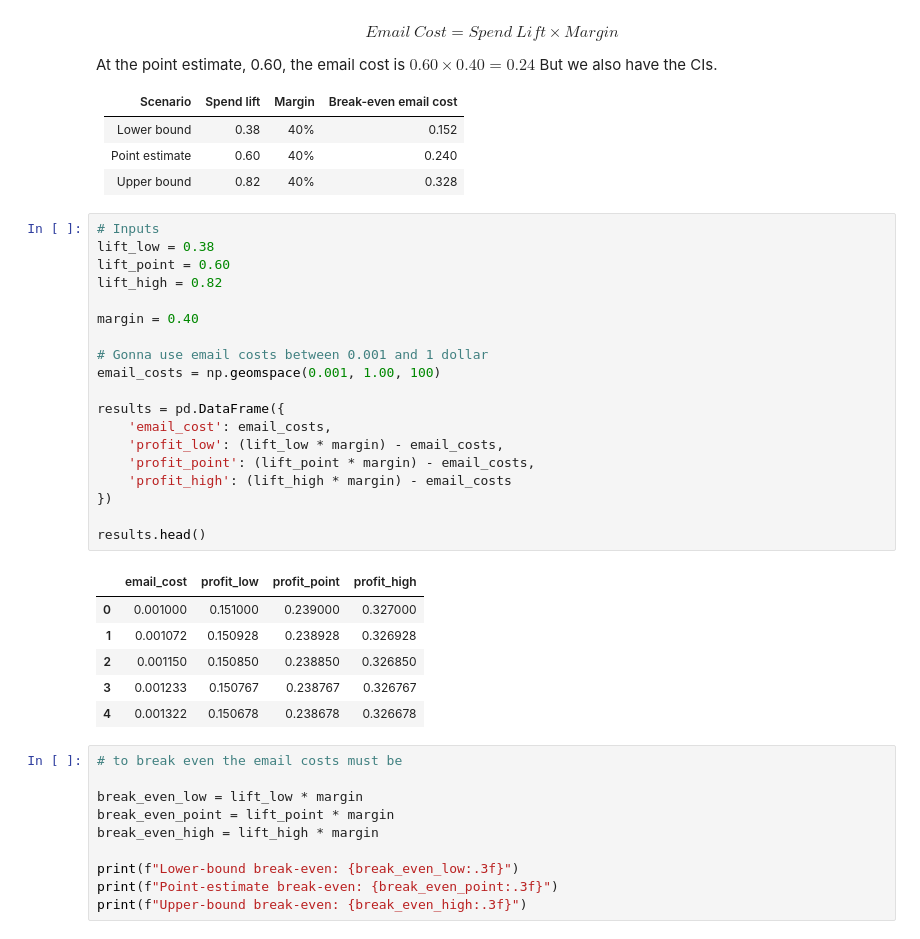
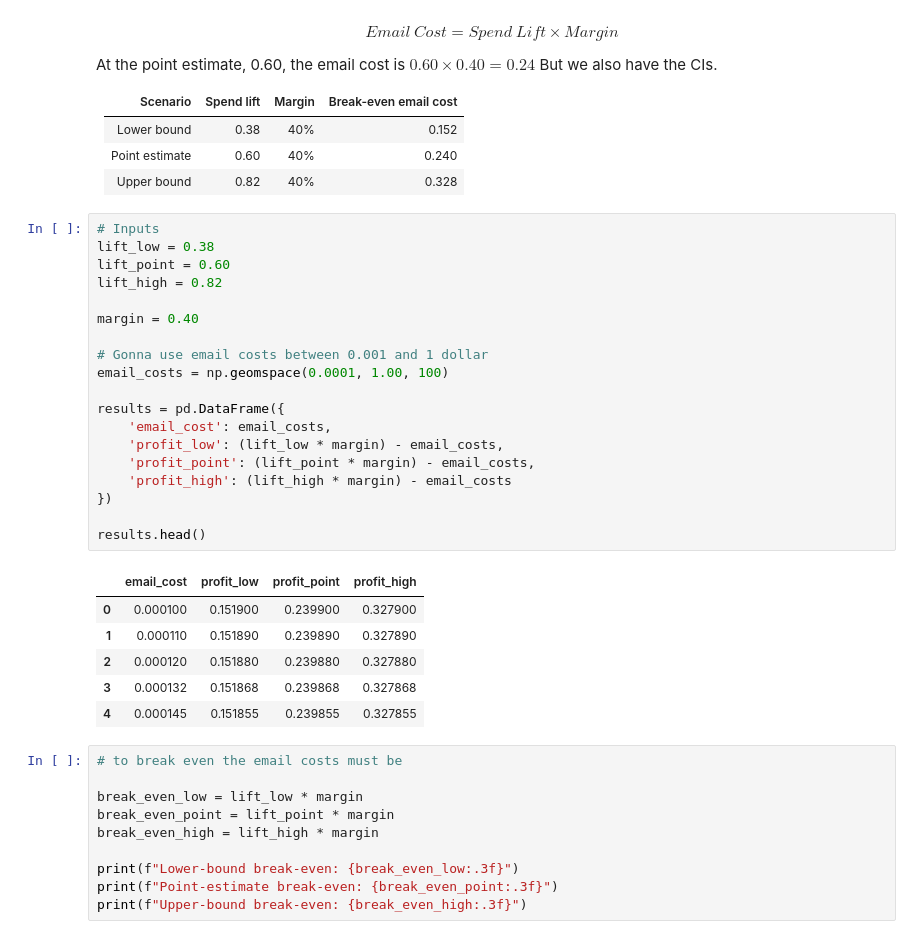
Before and after one commit to pinkbricks/email-marketing-ab-test, a Jupyter notebook: hillstrom.ipynb, the cells around one changed output. Drawn from its saved outputs; the diff is of its cells as text.

```diff
--- a/hillstrom.ipynb
+++ b/hillstrom.ipynb
@@ -593,29 +593,29 @@ But we also have the CIs.
 # %%
 # Inputs
 lift_low = 0.38
 lift_point = 0.60
 lift_high = 0.82
 
 margin = 0.40
 
 # Gonna use email costs between 0.001 and 1 dollar
-email_costs = np.geomspace(0.001, 1.00, 100)
+email_costs = np.geomspace(0.0001, 1.00, 100)
 
 results = pd.DataFrame({
     'email_cost': email_costs,
     'profit_low': (lift_low * margin) - email_costs,
     'profit_point': (lift_point * margin) - email_costs,
     'profit_high': (lift_high * margin) - email_costs
 })
 
 results.head()
 # %% [output]
 |  | email_cost | profit_low | profit_point | profit_high |
-| 0 | 0.001000 | 0.151000 | 0.239000 | 0.327000 |
-| 1 | 0.001072 | 0.150928 | 0.238928 | 0.326928 |
-| 2 | 0.001150 | 0.150850 | 0.238850 | 0.326850 |
-| 3 | 0.001233 | 0.150767 | 0.238767 | 0.326767 |
-| 4 | 0.001322 | 0.150678 | 0.238678 | 0.326678 |
+| 0 | 0.000100 | 0.151900 | 0.239900 | 0.327900 |
+| 1 | 0.000110 | 0.151890 | 0.239890 | 0.327890 |
+| 2 | 0.000120 | 0.151880 | 0.239880 | 0.327880 |
+| 3 | 0.000132 | 0.151868 | 0.239868 | 0.327868 |
+| 4 | 0.000145 | 0.151855 | 0.239855 | 0.327855 |
 # %%
 # to break even the email costs must be
 
```
Also changed, not shown: parts of 2 cells of this notebook, 1 other file.
